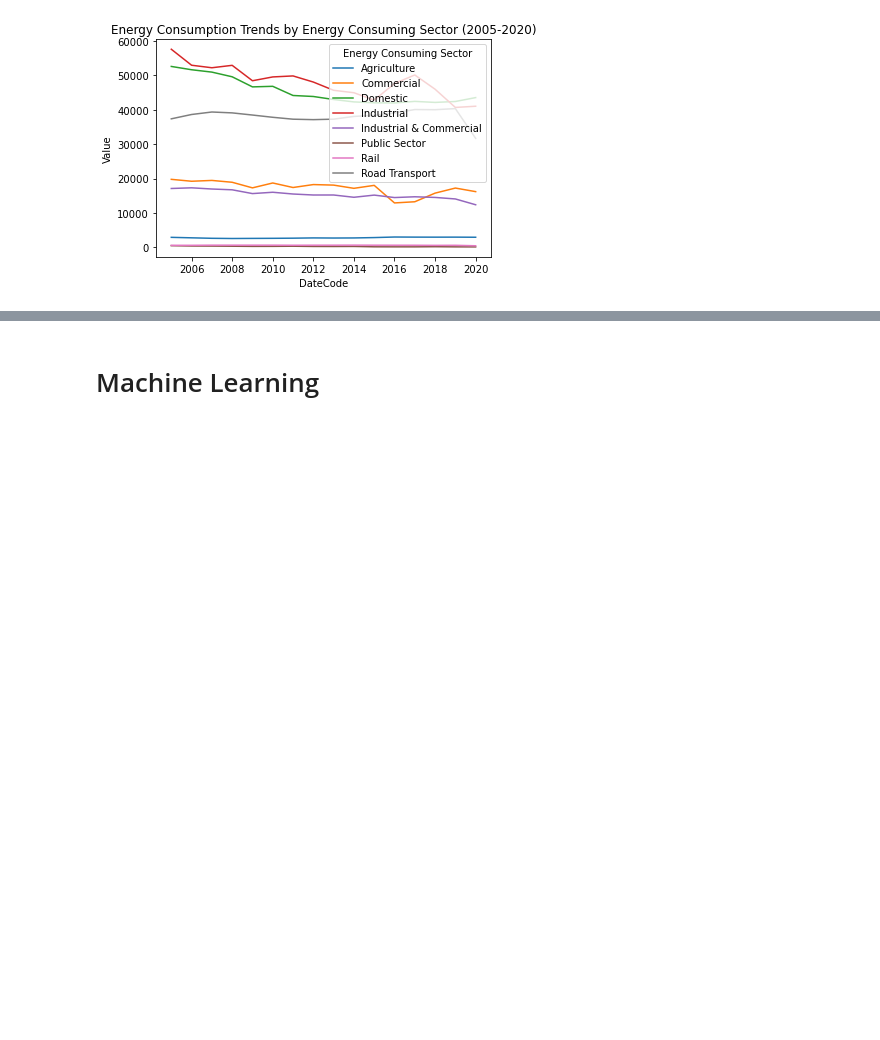
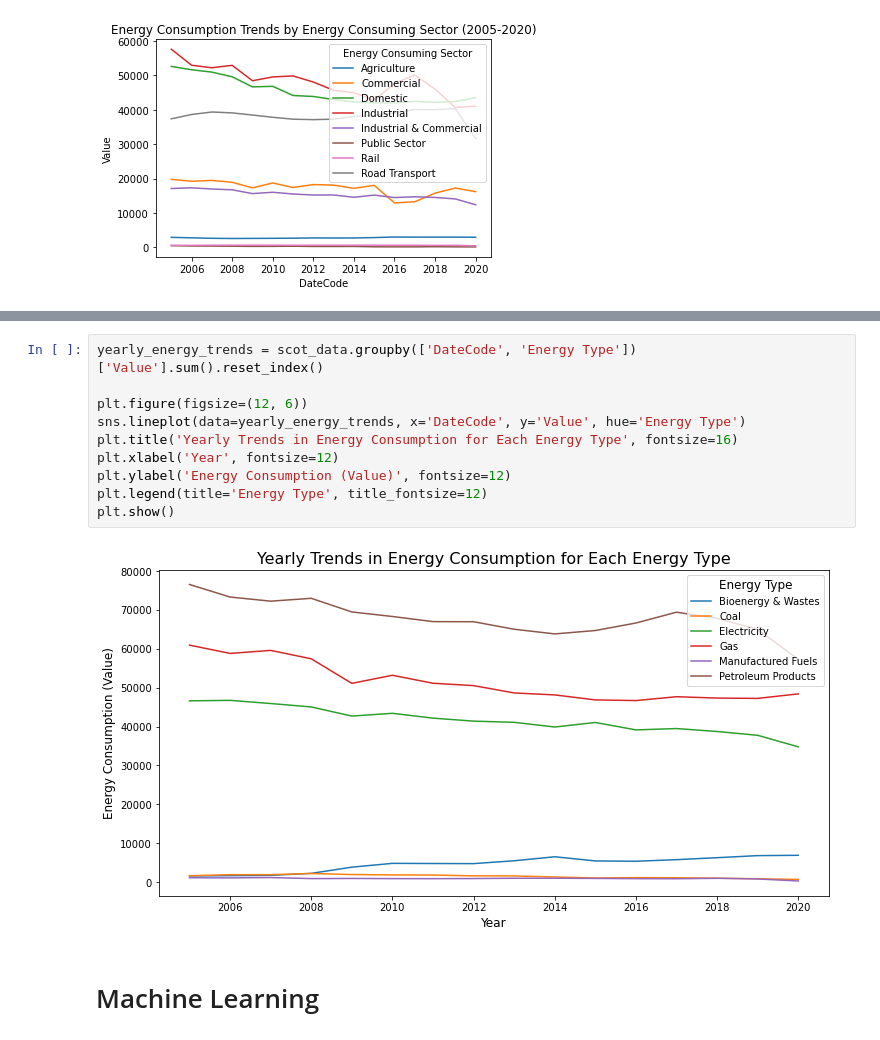
Before and after one commit to kirankrch24/MSc-Project, a Jupyter notebook: Main .ipynb, the cells around one changed output, grey strips where cells are left out. Cells and saved outputs as stored; diff of their text form; blank space fills up the shorter version.

```diff
--- a/Main .ipynb
+++ b/Main .ipynb
@@ -515,3 +522,15 @@ plt.show()
+# %%
+yearly_energy_trends = scot_data.groupby(['DateCode', 'Energy Type'])['Value'].sum().reset_index()
+
+plt.figure(figsize=(12, 6))
+sns.lineplot(data=yearly_energy_trends, x='DateCode', y='Value', hue='Energy Type')
+plt.title('Yearly Trends in Energy Consumption for Each Energy Type', fontsize=16)
+plt.xlabel('Year', fontsize=12)
+plt.ylabel('Energy Consumption (Value)', fontsize=12)
+plt.legend(title='Energy Type', title_fontsize=12)
+plt.show()
+# %% [output]
+[figure, added]
 # %% [markdown]
 # Machine Learning
 # %%
```
Also changed, not shown: parts of 22 cells of this notebook, 4 other files.
